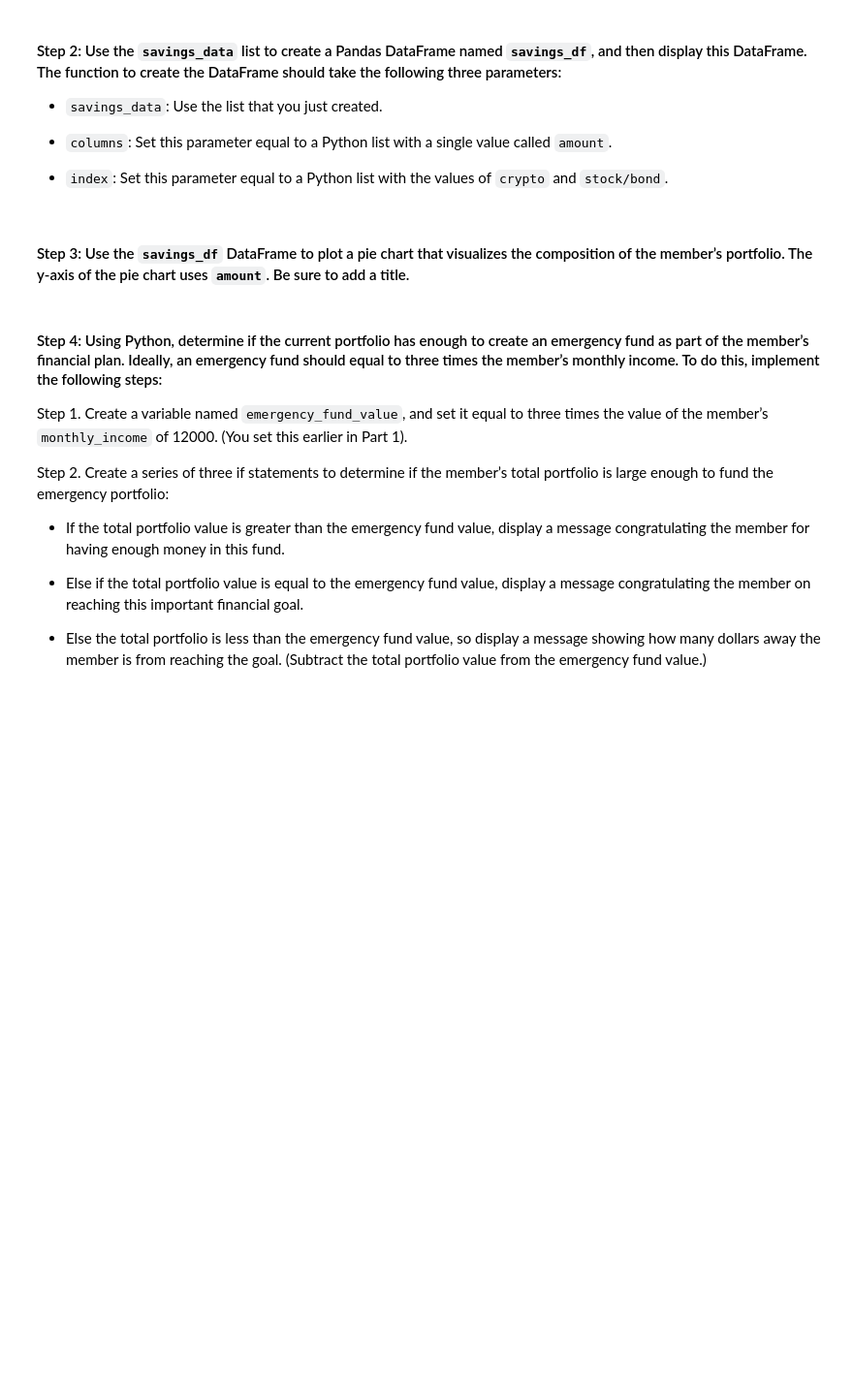
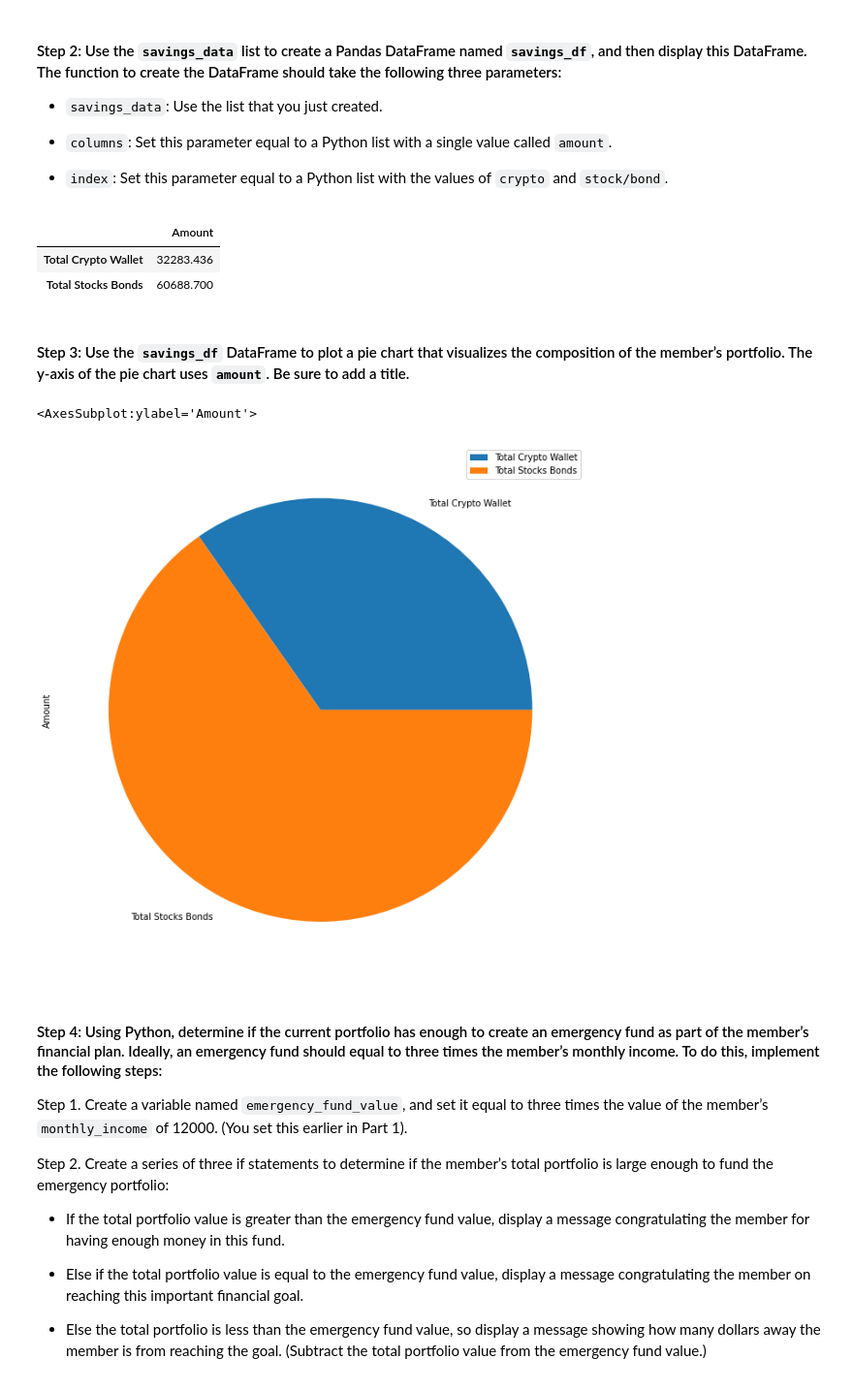
Before and after one commit to derickdecesare/Financial_Planning_Tool, a Jupyter notebook: financial_planning_tools.ipynb, the cells around one changed output. Shown: that part at 97% size. Saved outputs shown, nothing was run; the diff lists cells and outputs as text; code cells hidden in the pictures; blank space fills up the shorter version.

```diff
--- a/financial_planning_tools.ipynb
+++ b/financial_planning_tools.ipynb
@@ -301,7 +301,7 @@ In this section, you’ll use the valuations for the cryptocurrency wallet and f
 #### Step 1: Create a Python list named `savings_data` that has two elements. The first element contains the total value of the cryptocurrency wallet. The second element contains the total value of the stock and bond portions of the portfolio.
 # %%
 # Consolidate financial assets data into a Python list
-# YOUR CODE HERE
+savings_data = [total_crypto_wallet,total_stocks_bonds]
 
 # Review the Python list savings_data
-# YOUR CODE HERE
+savings_data
@@ -315,15 +317,23 @@ In this section, you’ll use the valuations for the cryptocurrency wallet and f
 - `index`: Set this parameter equal to a Python list with the values of `crypto` and `stock/bond`.
 # %%
 # Create a Pandas DataFrame called savings_df
-# YOUR CODE HERE
-
+savings_df = pd.DataFrame(savings_data)
+savings_df.columns=['Amount']
+savings_df.index = ['Total Crypto Wallet','Total Stocks Bonds']
 # Display the savings_df DataFrame
-# YOUR CODE HERE
+savings_df
+# %% [output]
+|  | Amount |
+| Total Crypto Wallet | 32283.436 |
+| Total Stocks Bonds | 60688.700 |
 # %% [markdown]
 #### Step 3: Use the `savings_df` DataFrame to plot a pie chart that visualizes the composition of the member’s portfolio. The y-axis of the pie chart uses `amount`. Be sure to add a title.
 # %%
 # Plot the total value of the member's portfolio (crypto and stock/bond) in a pie chart
-# YOUR CODE HERE
+savings_df.plot(figsize=(15,11),kind='pie', y='Amount')
+# %% [output]
+<AxesSubplot:ylabel='Amount'>
+[figure, added]
 # %% [markdown]
 #### Step 4: Using Python, determine if the current portfolio has enough to create an emergency fund as part of the member’s financial plan. Ideally, an emergency fund should equal to three times the member’s monthly income. To do this, implement the following steps:
 
```
Also changed, not shown: parts of 4 cells of this notebook.
